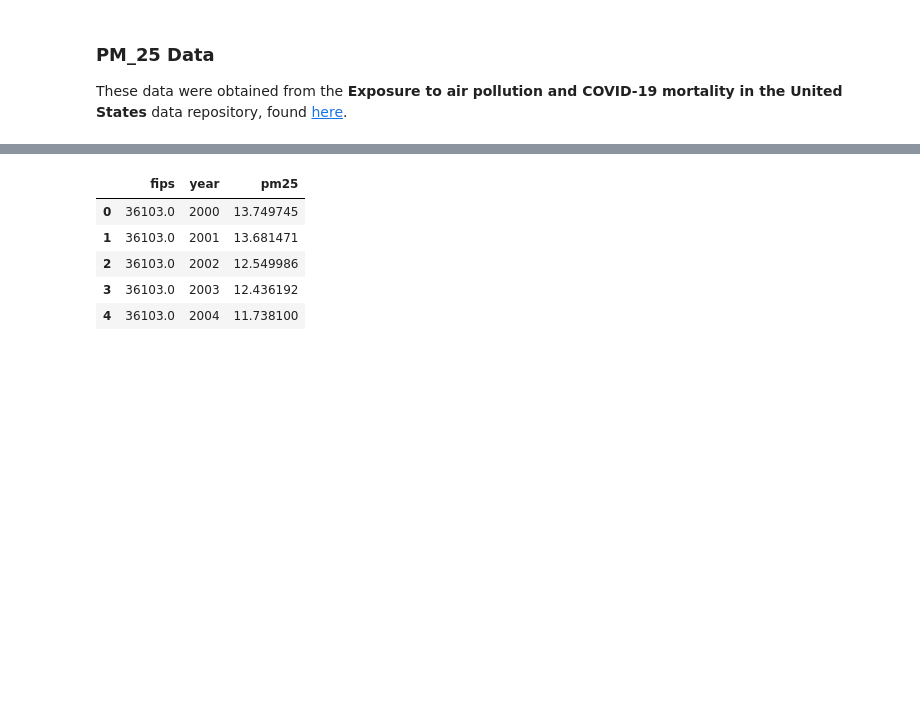
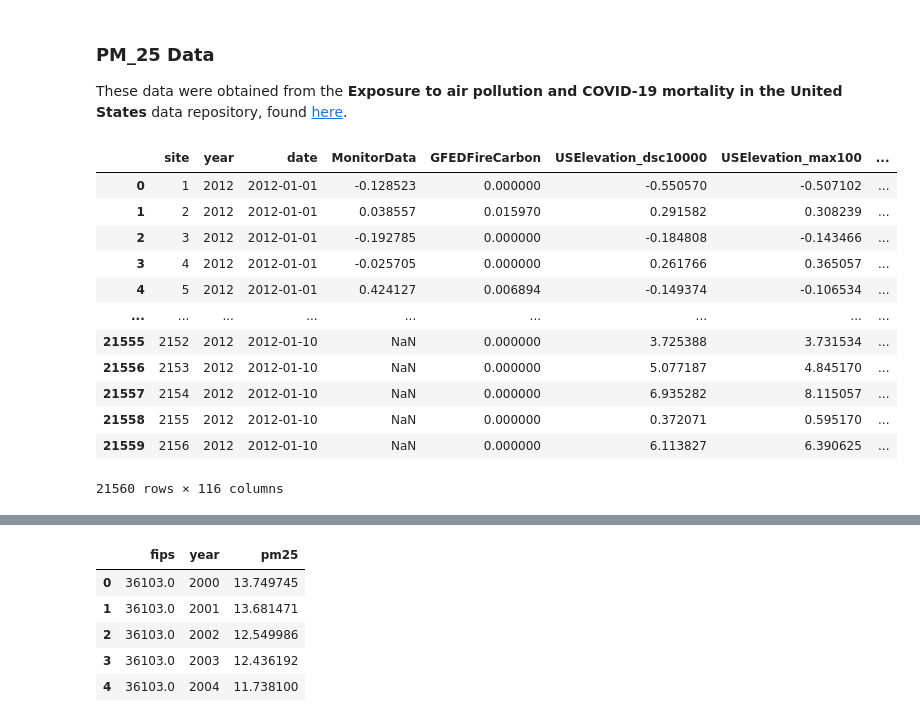
Before and after one commit to jluby/cs109_airpred, a Jupyter notebook: main.ipynb, the cells around one changed output, grey strips where cells are left out. Drawn from its saved outputs; the diff is of its cells as text; code cells hidden in the pictures; blank space fills up the shorter version.

```diff
--- a/main.ipynb
+++ b/main.ipynb
@@ -46,7 +46,22 @@ These data were obtained from the __Exposure to air pollution and COVID-19 morta
 # %%
 # Import sample airpred data
 no_loc_airpred = pd.read_csv("data/airpred.csv")
 locations = pd.read_csv("data/airpred_monitor_locations.csv")
+no_loc_airpred
+# %% [output]
+|  | site | year | date | MonitorData | GFEDFireCarbon | USElevation_dsc10000 | USElevation_max100 | ... |
+| 0 | 1 | 2012 | 2012-01-01 | -0.128523 | 0.000000 | -0.550570 | -0.507102 | ... |
+| 1 | 2 | 2012 | 2012-01-01 | 0.038557 | 0.015970 | 0.291582 | 0.308239 | ... |
+| 2 | 3 | 2012 | 2012-01-01 | -0.192785 | 0.000000 | -0.184808 | -0.143466 | ... |
+| 3 | 4 | 2012 | 2012-01-01 | -0.025705 | 0.000000 | 0.261766 | 0.365057 | ... |
+| 4 | 5 | 2012 | 2012-01-01 | 0.424127 | 0.006894 | -0.149374 | -0.106534 | ... |
+| ... | ... | ... | ... | ... | ... | ... | ... | ... |
+| 21555 | 2152 | 2012 | 2012-01-10 | NaN | 0.000000 | 3.725388 | 3.731534 | ... |
+| 21556 | 2153 | 2012 | 2012-01-10 | NaN | 0.000000 | 5.077187 | 4.845170 | ... |
+| 21557 | 2154 | 2012 | 2012-01-10 | NaN | 0.000000 | 6.935282 | 8.115057 | ... |
+| 21558 | 2155 | 2012 | 2012-01-10 | NaN | 0.000000 | 0.372071 | 0.595170 | ... |
+| 21559 | 2156 | 2012 | 2012-01-10 | NaN | 0.000000 | 6.113827 | 6.390625 | ... |
+21560 rows × 116 columns
 # %%
 # Merge location data
 airpred = no_loc_airpred.merge(locations, how='left')
```
Also changed, not shown: parts of 23 cells of this notebook.
